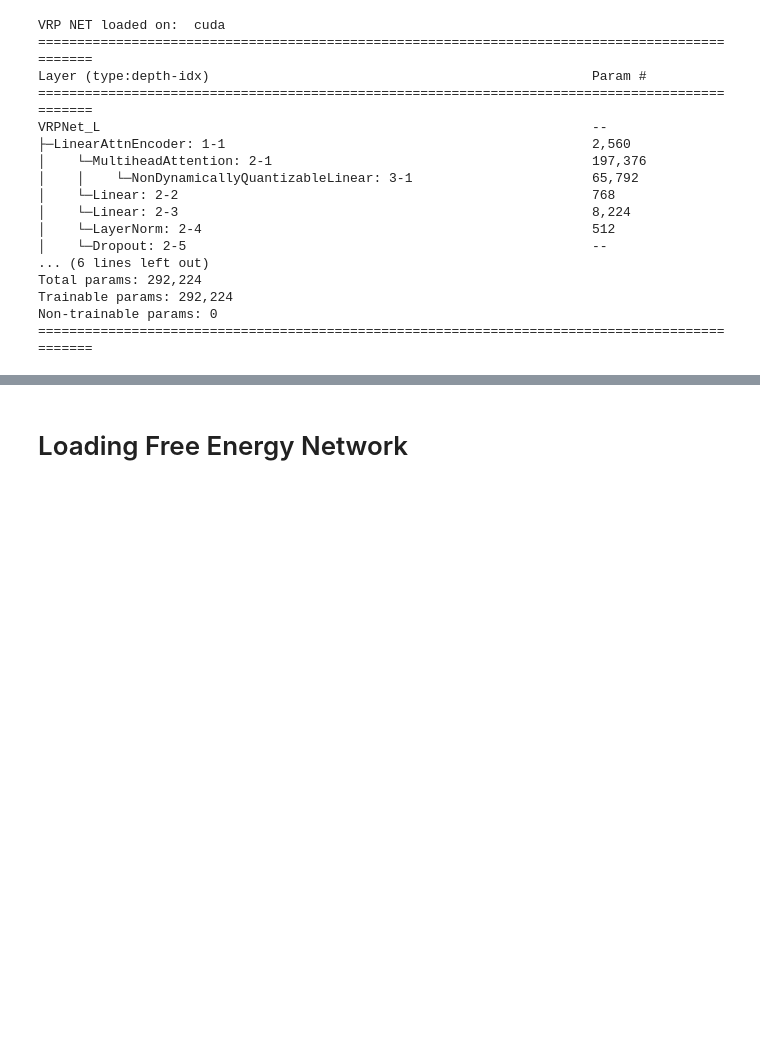
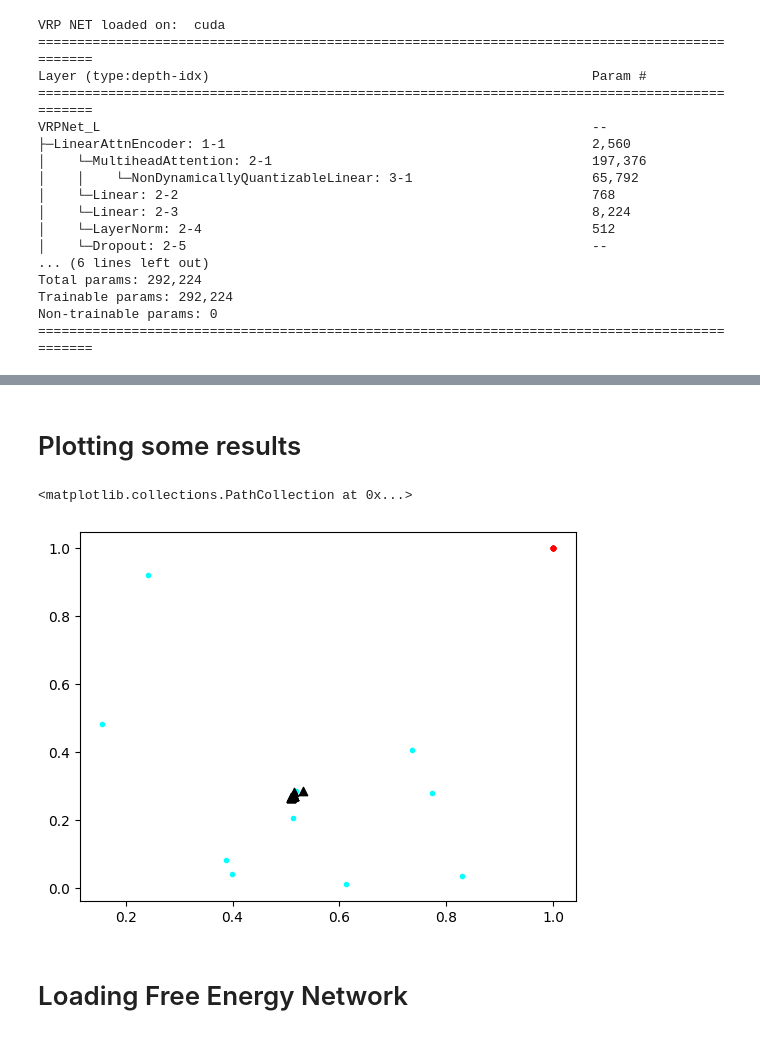
Before and after one commit to salar96/LearningFLPO, a Jupyter notebook: main.ipynb, the cells around one changed output, grey strips where cells are left out. Drawn from its saved outputs; the diff is of its cells as text; code cells hidden in the pictures; blank space fills up the shorter version.

Commit message:
Loop implemented with initial plotting

```diff
--- a/main.ipynb
+++ b/main.ipynb
@@ -23,16 +24,17 @@ torch.cuda.manual_seed(seed)
 torch.cuda.manual_seed_all(seed)
 device = torch.device('cuda') if torch.cuda.is_available() else torch.device('cpu')
 print("Running on: " , device)
-num_drones = 100 # number of FLPO instances
-num_facilities = 500
+num_drones = 10 # number of FLPO instances
+num_facilities = 20
 dim_ = 2
 # START and END locations: no grads needed
 START_locs = torch.rand(num_drones, 1, dim_, requires_grad=False, device=device)
-END_locs   = torch.rand(num_drones, 1, dim_, requires_grad=False, device=device)
+END_locs   = torch.ones((num_drones, 1, dim_), requires_grad=False, device=device)#torch.rand(num_drones, 1, dim_, requires_grad=False, device=device)
 
 # Facility locations: we want grads here
 # We create a base tensor with requires_grad=True, then expand it
-F_base = torch.rand(1, num_facilities, dim_, requires_grad=True, device=device)
+# F_base = torch.rand(1, num_facilities, dim_, requires_grad=True, device=device)
+F_base = torch.mean(START_locs, dim=0).repeat(num_facilities, 1).unsqueeze(0).requires_grad_().to(device)
 F_locs = F_base.expand(num_drones, -1, -1)  # view, shares grad with F_base
 data = torch.cat((START_locs, F_locs, END_locs), dim=1)  # shape: (Nd, Nf+2, D)
 print("Data Loaded.")
@@ -112,3 +165,15 @@ torch.Size([100])
+# %% [markdown]
+# Plotting some results
+# %%
+start_locs = START_locs.squeeze(1).cpu().numpy()
+plt.scatter(start_locs[:,0],start_locs[:,1],color='cyan',marker='.')
+end_locs = END_locs.squeeze(1).cpu().numpy()
+plt.scatter(end_locs[:,0],end_locs[:,1],color='red',marker='.')
+f_locs = F_base.squeeze(0).detach().cpu().numpy()
+plt.scatter(f_locs[:,0],f_locs[:,1],color='black',marker='^')
+# %% [output]
+<matplotlib.collections.PathCollection at 0x...>
+[figure, added]
 # %%
 # all_samples = torch.zeros(num_data, num_nodes, num_samples).to(device)
 # for i in range(num_samples):
```
Also changed, not shown: parts of 13 cells of this notebook, 1 other file.
